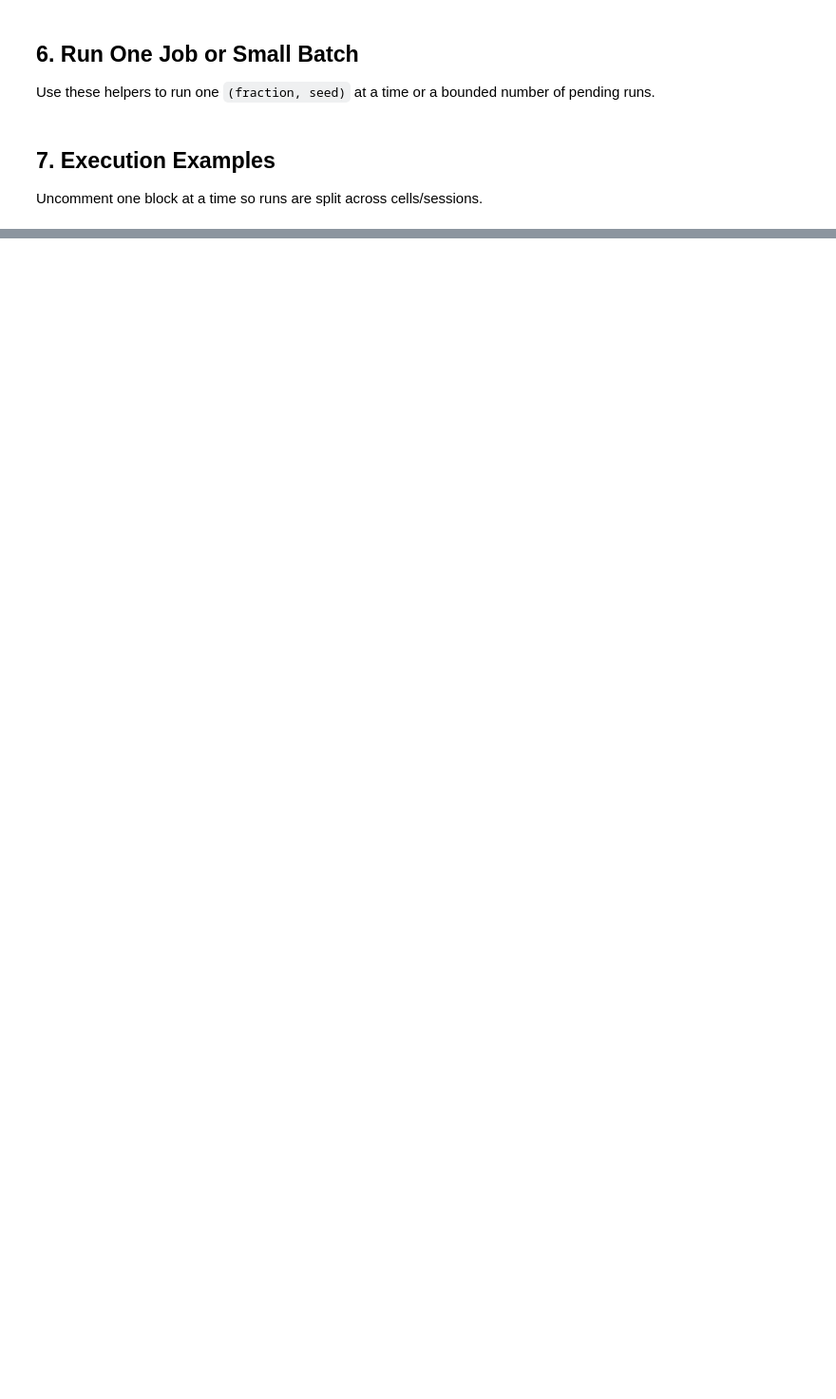
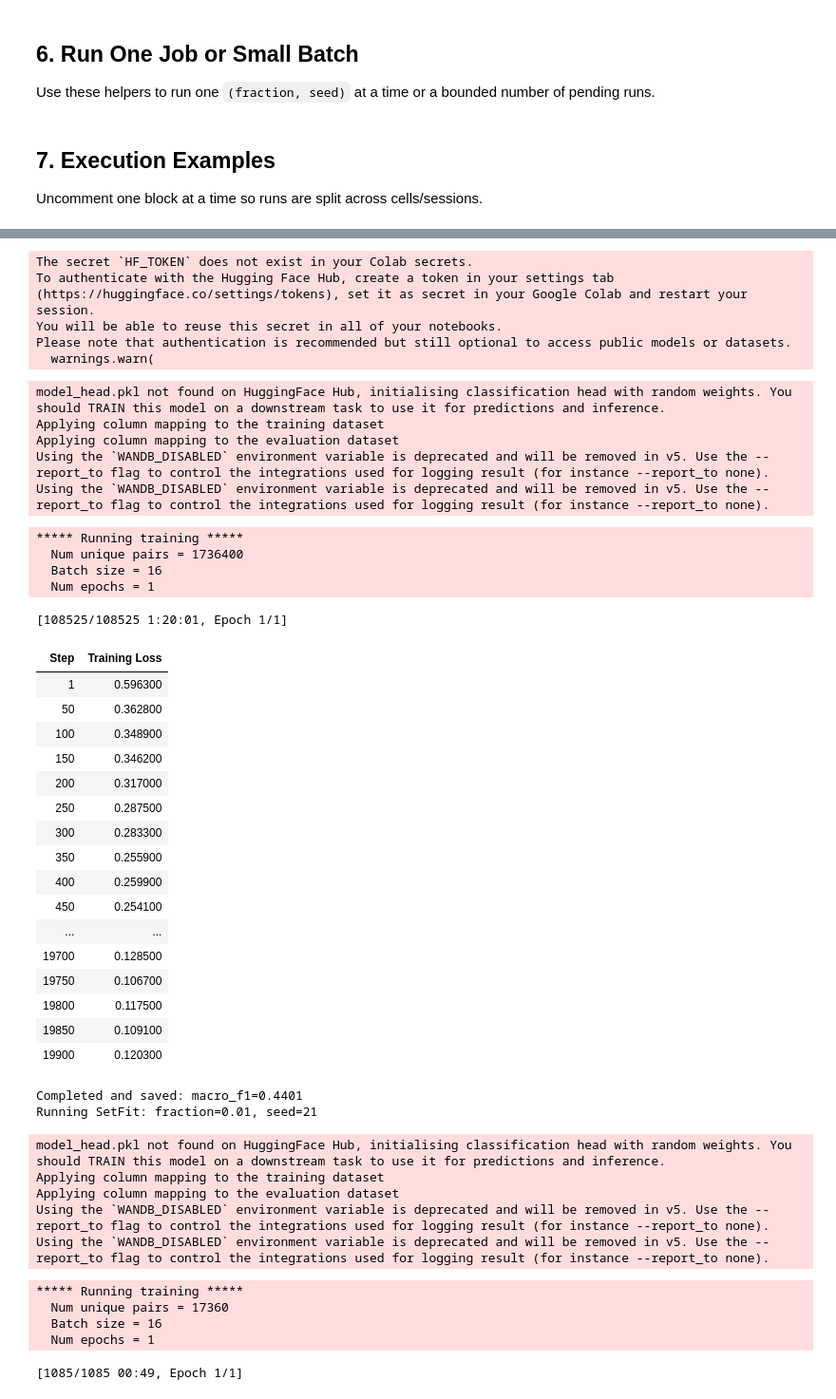
Before and after one commit to phisomni-edu/cs4120-project, a Jupyter notebook: notebooks/03_setfit.ipynb, the cells around one changed output, grey strips where cells are left out. Shown at 95% size. Drawn from its saved outputs; the diff is of its cells as text; code cells hidden in the pictures; blank space fills up the shorter version.

```diff
--- a/notebooks/03_setfit.ipynb
+++ b/notebooks/03_setfit.ipynb
@@ -521,6 +556,7 @@ Uncomment one block at a time so runs are split across cells/sessions.
 # run_pending(max_runs=2)
 
 # Example D: continue all pending jobs
-# run_pending()
+run_pending()
 
 show_setfit_progress()
+# %% [output]
@@ -526,0 +565,44 @@ show_setfit_progress()
+The secret `HF_TOKEN` does not exist in your Colab secrets.
+To authenticate with the Hugging Face Hub, create a token in your settings tab (https://huggingface.co/settings/tokens), set it as secret in your Google Colab and restart your session.
+You will be able to reuse this secret in all of your notebooks.
+Please note that authentication is recommended but still optional to access public models or datasets.
+  warnings.warn(
+model_head.pkl not found on HuggingFace Hub, initialising classification head with random weights. You should TRAIN this model on a downstream task to use it for predictions and inference.
+Applying column mapping to the training dataset
+Applying column mapping to the evaluation dataset
+Using the `WANDB_DISABLED` environment variable is deprecated and will be removed in v5. Use the --report_to flag to control the integrations used for logging result (for instance --report_to none).
+Using the `WANDB_DISABLED` environment variable is deprecated and will be removed in v5. Use the --report_to flag to control the integrations used for logging result (for instance --report_to none).
+***** Running training *****
+  Num unique pairs = 1736400
+  Batch size = 16
+  Num epochs = 1
+[108525/108525 1:20:01, Epoch 1/1]
+| Step | Training Loss |
+| 1 | 0.596300 |
+| 50 | 0.362800 |
+| 100 | 0.348900 |
+| 150 | 0.346200 |
+| 200 | 0.317000 |
+| 250 | 0.287500 |
+| 300 | 0.283300 |
+| 350 | 0.255900 |
+| 400 | 0.259900 |
+| 450 | 0.254100 |
+| ... | ... |
+| 19700 | 0.128500 |
+| 19750 | 0.106700 |
+| 19800 | 0.117500 |
+| 19850 | 0.109100 |
+| 19900 | 0.120300 |
+Completed and saved: macro_f1=0.4401
+Running SetFit: fraction=0.01, seed=21
+model_head.pkl not found on HuggingFace Hub, initialising classification head with random weights. You should TRAIN this model on a downstream task to use it for predictions and inference.
+Applying column mapping to the training dataset
+Applying column mapping to the evaluation dataset
+Using the `WANDB_DISABLED` environment variable is deprecated and will be removed in v5. Use the --report_to flag to control the integrations used for logging result (for instance --report_to none).
+Using the `WANDB_DISABLED` environment variable is deprecated and will be removed in v5. Use the --report_to flag to control the integrations used for logging result (for instance --report_to none).
+***** Running training *****
+  Num unique pairs = 17360
+  Batch size = 16
+  Num epochs = 1
+[1085/1085 00:49, Epoch 1/1]
```
Also changed, not shown: parts of 6 cells of this notebook.
